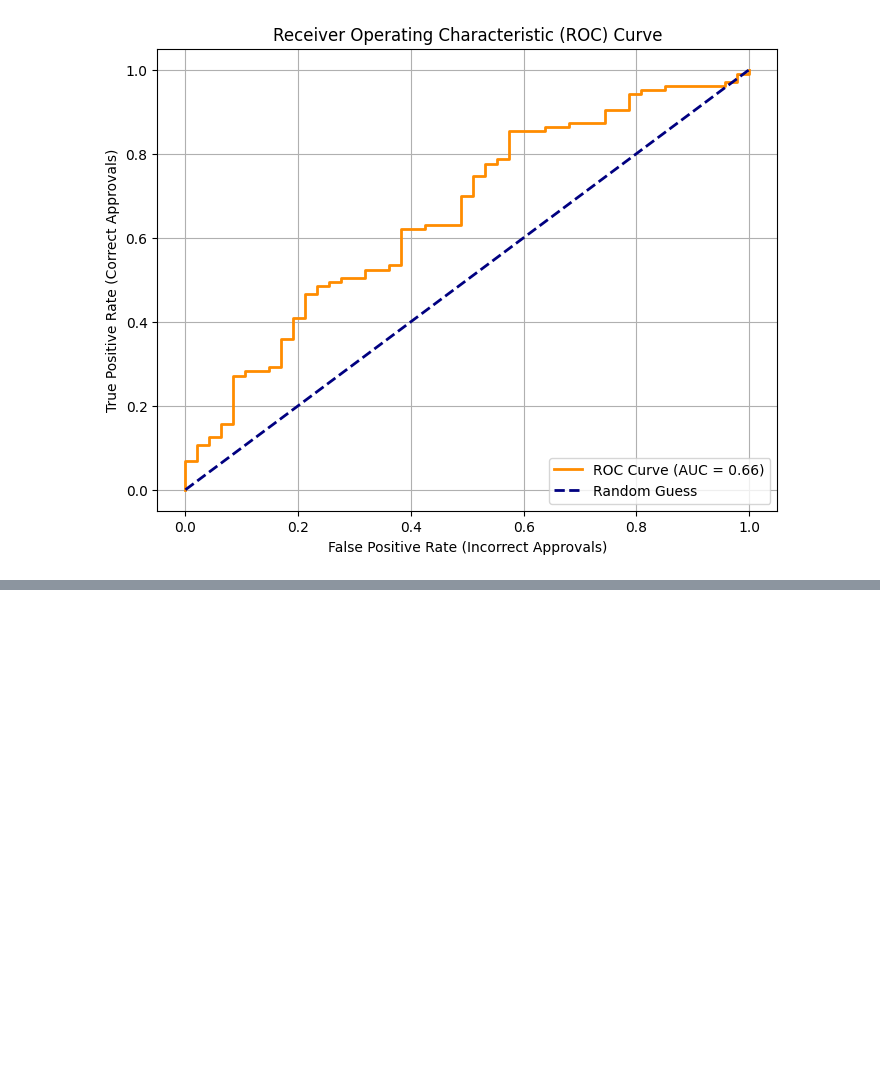
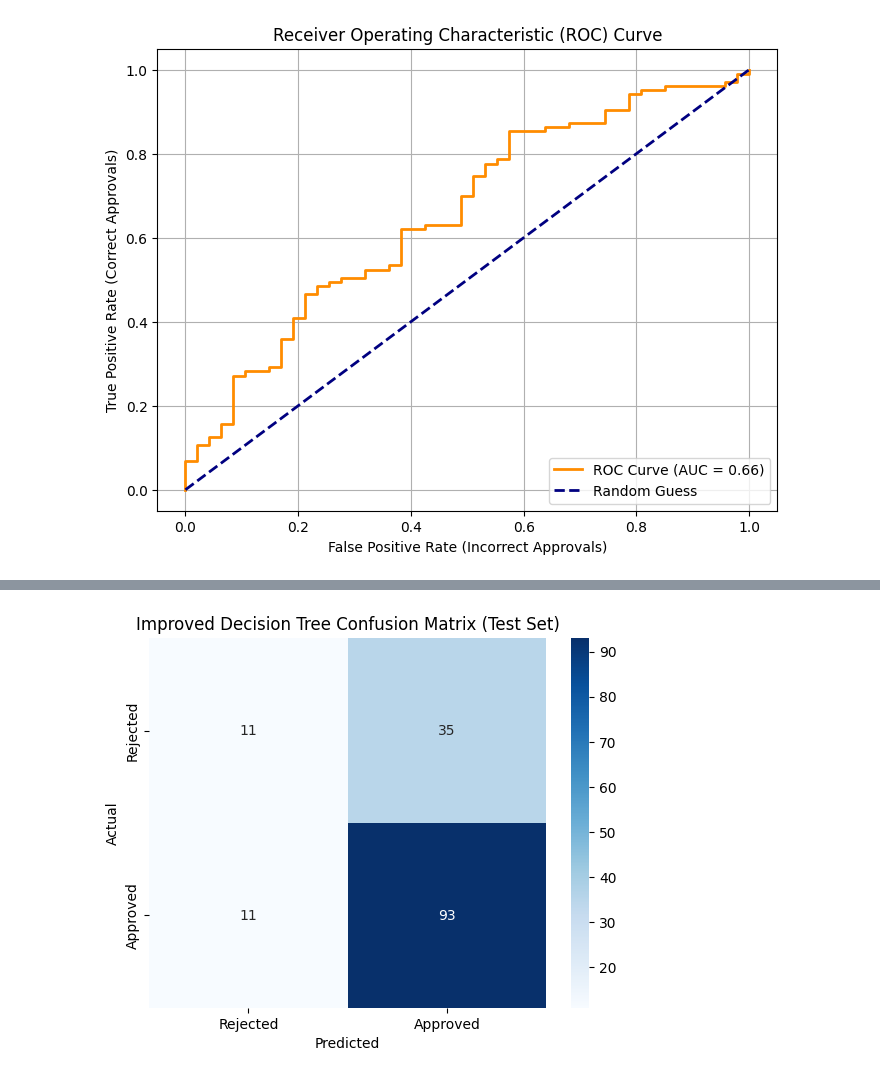
Before and after one commit to yicikek/DataMining_GP1, a Jupyter notebook: wie3007-gp1.ipynb, the cells around one changed output, grey strips where cells are left out. Drawn from its saved outputs; the diff is of its cells as text; code cells hidden in the pictures; blank space fills up the shorter version.

Commit message:
implement decision tree model

```diff
--- a/wie3007-gp1.ipynb
+++ b/wie3007-gp1.ipynb
@@ -230,7 +230,7 @@ check_df.to_csv('final_synthetic_financial_data_feature_engineered.csv', index=F
 # %%
 import pandas as pd
 
-df = pd.read_csv("/content/final_synthetic_financial_data_feature_engineered.csv")
+df = pd.read_csv("/kaggle/input/latest-wie3007/final_synthetic_financial_data_feature_engineered.csv")
 # %%
 import seaborn as sns
 import matplotlib.pyplot as plt
@@ -563,0 +596,11 @@ ROC-AUC Score: 0.6567 (Higher is better)
+# %%
+from sklearn.tree import DecisionTreeClassifier
+
+dt_model = DecisionTreeClassifier(
+    max_depth=4,
+    min_samples_leaf=10,
+    class_weight={0: 2, 1: 1},  # penalize false approvals
+    random_state=42
+)
+
+dt_model_weighted.fit(X_train, y_train)
@@ -563,0 +619,6 @@ ROC-AUC Score: 0.6567 (Higher is better)
+# %%
+from sklearn.metrics import classification_report, confusion_matrix
+
+y_test_pred = dt_model_weighted.predict(X_test)
+
+print(classification_report(y_test, y_test_pred, target_names=['Rejected', 'Approved']))
@@ -563,0 +634,13 @@ ROC-AUC Score: 0.6567 (Higher is better)
+# %%
+cm = confusion_matrix(y_test, y_test_pred)
+
+sns.heatmap(cm, annot=True, fmt='d', cmap='Blues',
+            xticklabels=['Rejected', 'Approved'],
+            yticklabels=['Rejected', 'Approved'])
+
+plt.title("Improved Decision Tree Confusion Matrix (Test Set)")
+plt.xlabel("Predicted")
+plt.ylabel("Actual")
+plt.show()
+# %% [output]
+[figure, added]
```
Also changed, not shown: parts of 7 cells of this notebook.
